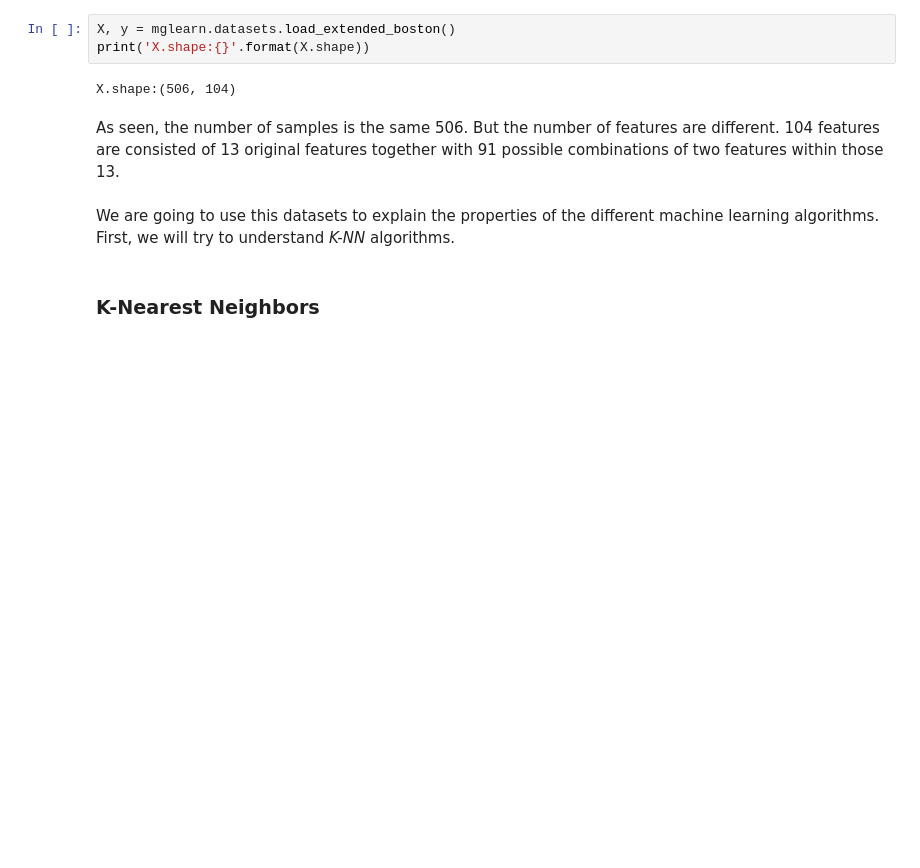
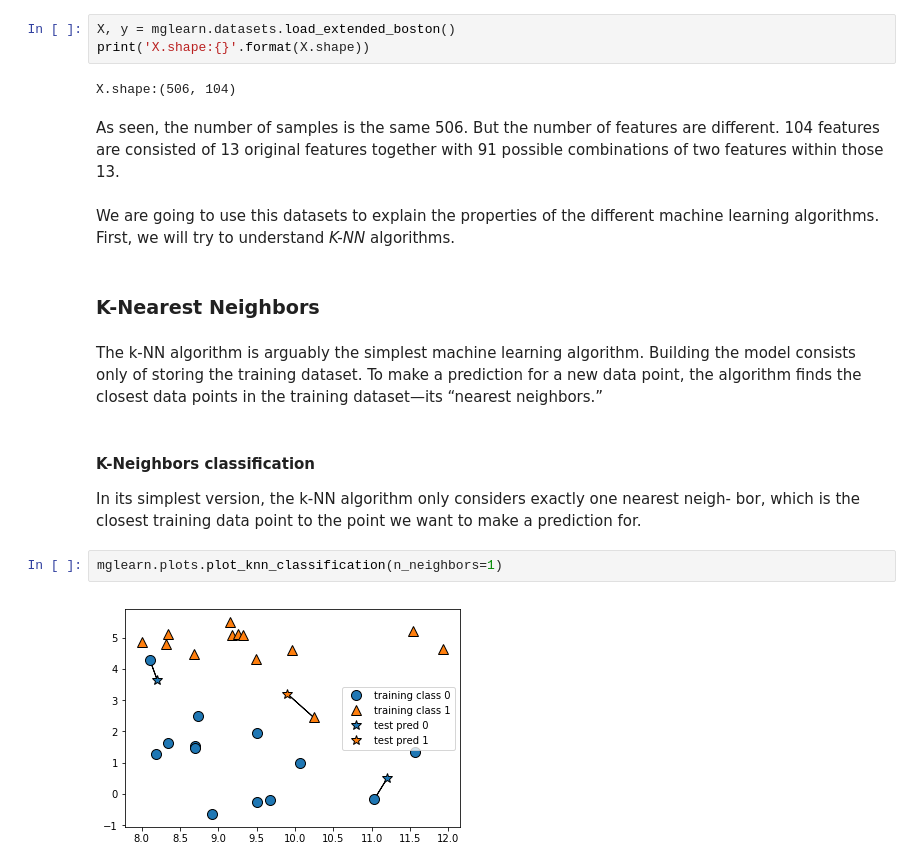
Before and after one commit to abudata/Machine_Learning, a Jupyter notebook: Supervised_learning.ipynb, the cells around one changed output. Drawn from its saved outputs; the diff is of its cells as text; blank space fills up the shorter version.

```diff
--- a/Supervised_learning.ipynb
+++ b/Supervised_learning.ipynb
@@ -121,3 +121,17 @@ As seen, the number of samples is the same 506. But the number of features are d
 We are going to use this datasets to explain the properties of the different machine learning algorithms. First, we will try to understand *K-NN* algorithms.
 # %% [markdown]
 ### K-Nearest Neighbors
+# %% [markdown]
+The k-NN algorithm is arguably the simplest machine learning algorithm. Building
+the model consists only of storing the training dataset. To make a prediction for a
+new data point, the algorithm finds the closest data points in the training dataset—its
+“nearest neighbors.”
+# %% [markdown]
+#### K-Neighbors classification
+In its simplest version, the k-NN algorithm only considers exactly one nearest neigh‐
+bor, which is the closest training data point to the point we want to make a prediction
+for.
+# %%
+mglearn.plots.plot_knn_classification(n_neighbors=1)
+# %% [output]
+[figure, added]
```
Also changed, not shown: parts of 3 cells of this notebook.
